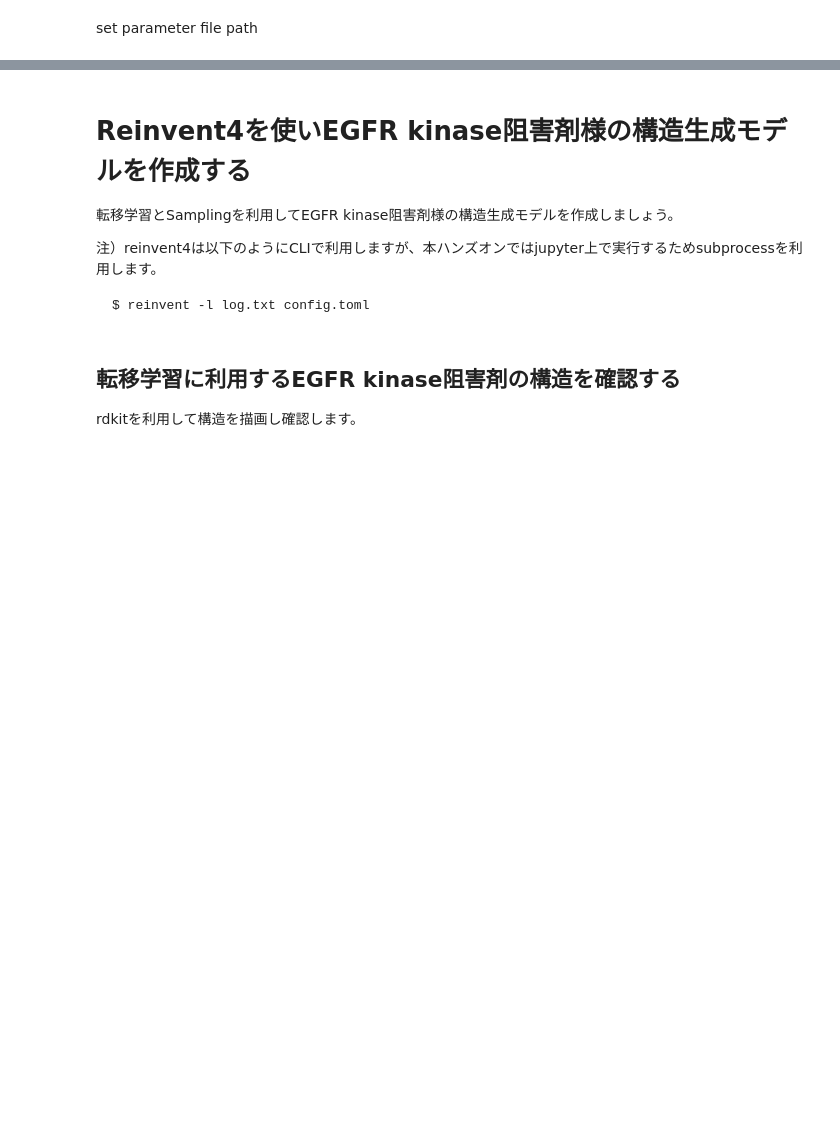
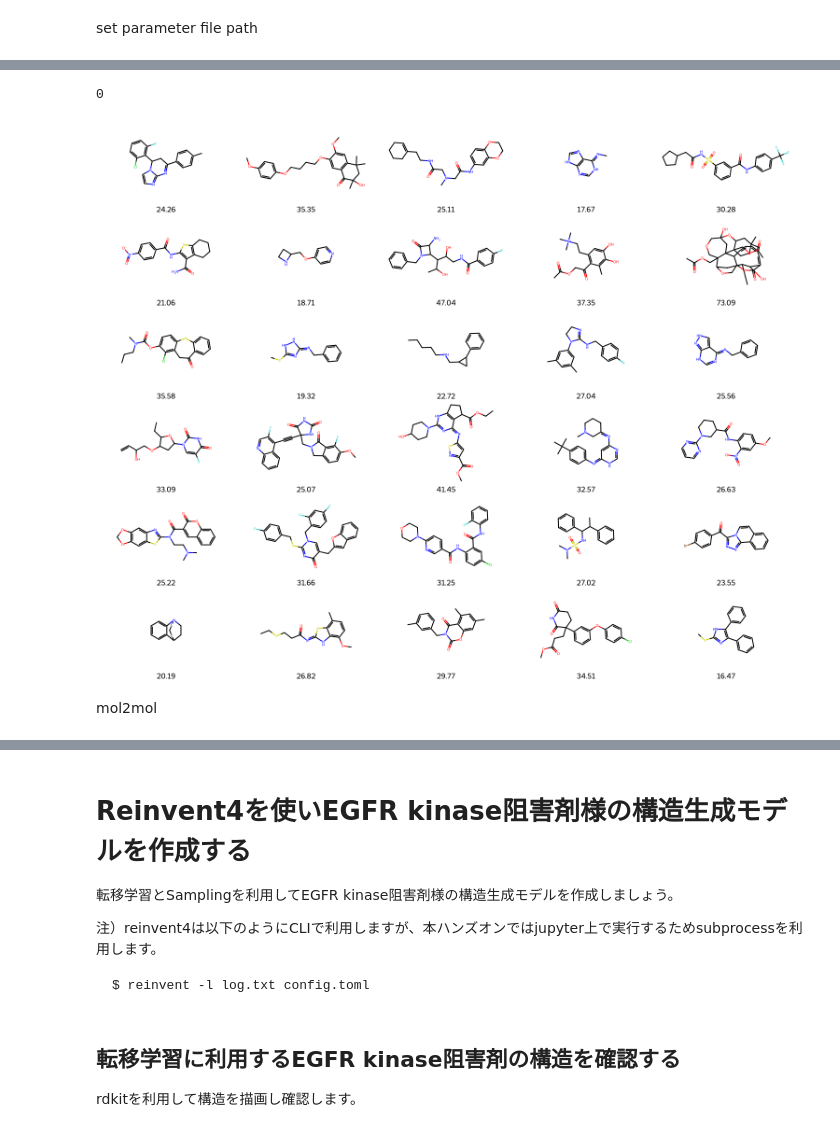
Before and after one commit to keetane/infomatics, a Jupyter notebook: reinvent4.ipynb, the cells around one changed output, grey strips where cells are left out. Saved outputs shown, nothing was run; the diff lists cells and outputs as text; code cells hidden in the pictures; blank space fills up the shorter version.

Commit message:
toml files for sampling were coded

```diff
--- a/reinvent4.ipynb
+++ b/reinvent4.ipynb
@@ -98,19 +73,35 @@ Reinvent
 # %%
-toml=f'''
+timestamp = datetime.now().strftime("%Y%m%d_%H%M%S")
+
+random=f'''
+# REINVENT4 TOML input example for sampling
+#
+
+run_type = "sampling"
+device = "mps"  # set torch device e.g. "cpu". For macOS, use "mps"
+json_out_config = "_sampling.json"  # write this TOML to JSON
+
+
+[parameters]
+
+# Uncomment one of the comment blocks below.  Each generator needs a model
+# file and possibly a SMILES file with seed structures.
+
 ## Reinvent: de novo sampling
-model_file = {Reinvent}
-output_file = 'results/sampling0404.csv'  # sampled SMILES and NLL in CSV format
+model_file = "{Reinvent}"
+output_file = '{results}/random_sampling_{timestamp}.csv'  # sampled SMILES and NLL in CSV format
 
 num_smiles = 157  # number of SMILES to be sampled, 1 per input SMILES
 unique_molecules = true  # if true remove all duplicatesd canonicalize smiles
 randomize_smiles = true # if true shuffle atoms in SMILES randomly
+'''
 
-'''
-os.makedirs('toml', exist_ok=True)
-os.chdir('toml')
-
-
-toml_path = f"{wd_new}/toml/toml.toml"
+toml_path = f"{wd}/toml/random_sampling.toml"
 
 with open(toml_path, "w") as f:
-    f.write(toml)
+    f.write(random)
+
+# Run REINVENT4
+subprocess.call([reinvent, '-l', f'{wd}/sampling.log', toml_path])
+# %% [output]
+0
@@ -201,0 +108,9 @@ subprocess.call([
+# %%
+from rdkit.Chem import PandasTools, Draw
+df = pd.read_csv(f"{results}/random_sampling_{timestamp}.csv")
+PandasTools.AddMoleculeColumnToFrame(df, smilesCol='SMILES', molCol='Mol')
+Draw.MolsToGridImage(df.head(30).Mol.tolist(), molsPerRow=5, subImgSize=(300,200), legends=df.NLL.astype(str).tolist())
+# %% [output]
+[figure, added]
+# %% [markdown]
+mol2mol
```
Also changed, not shown: parts of 34 cells of this notebook.
